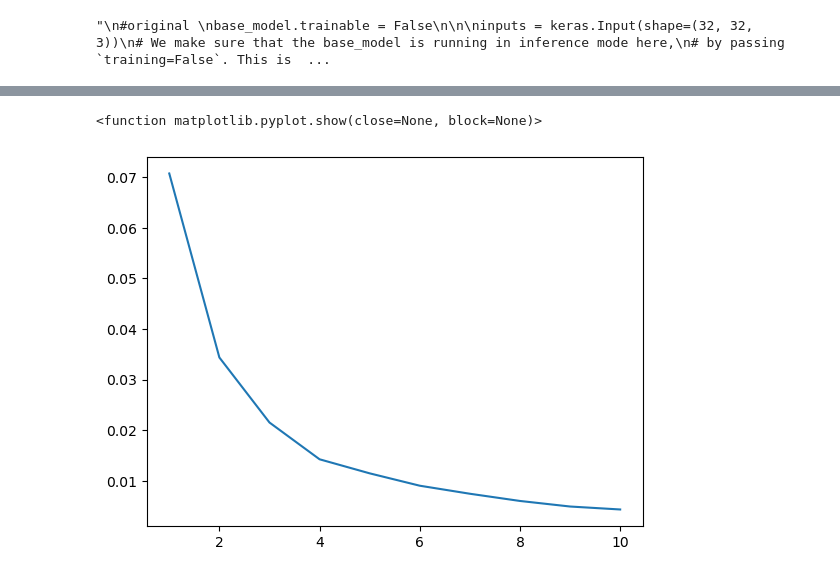
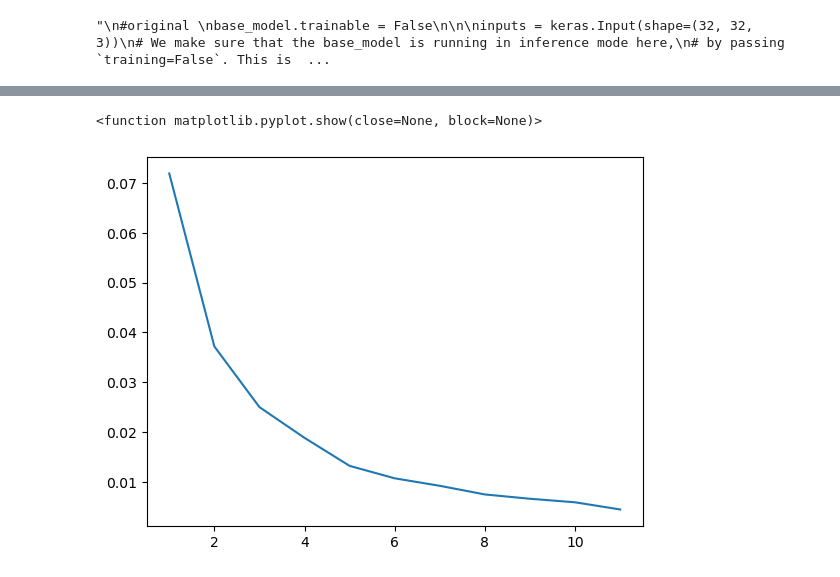
Before and after one commit to sjhjrcode/AI, a Jupyter notebook: homework 4/CIFAR10.ipynb, the cells around one changed output, grey strips where cells are left out. Drawn from its saved outputs; the diff is of its cells as text; code cells hidden in the pictures.

```diff
--- a/homework 4/CIFAR10.ipynb
+++ b/homework 4/CIFAR10.ipynb
@@ -155,7 +156,7 @@ model.compile(
 )
 testing = model.fit(
     ds_train,
-    epochs=10,
+    epochs=11,
     #batch_size=512,
     validation_data=ds_test,
     verbose=1,
@@ -195,12 +194,12 @@ plt.show
 # %%
 plt.plot(
-    np.arange(1, 11),
+    np.arange(1, 12),
     testing.history['loss'], label='Loss'
 )
 plt.show
 # %% [output]
 <function matplotlib.pyplot.show(close=None, block=None)>
-[figure, old version]
+[figure, new version]
 # %%
 model.evaluate(ds_test)
 # %% [output]
```
Also changed, not shown: parts of 6 cells of this notebook, 1 other file.
